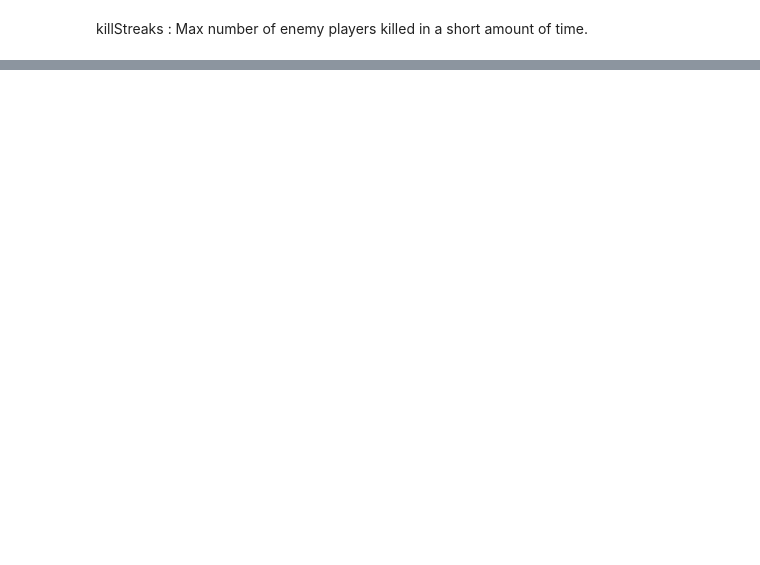
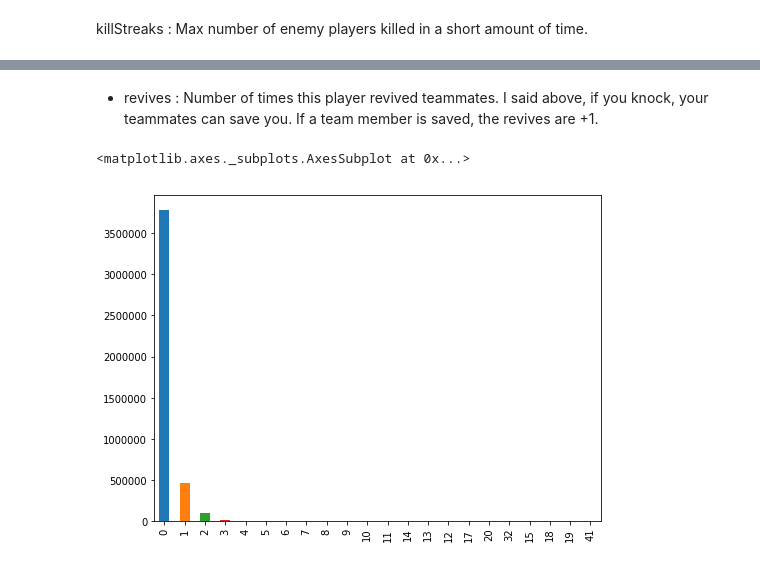
Before and after one commit to souvikb07/PUBG-Finish-Placement-Prediction, a Jupyter notebook: Notebooks/second_model.ipynb, the cells around one changed output, grey strips where cells are left out. Drawn from its saved outputs; the diff is of its cells as text; code cells hidden in the pictures; blank space fills up the shorter version.

```diff
--- a/Notebooks/second_model.ipynb
+++ b/Notebooks/second_model.ipynb
@@ -210,0 +573,8 @@ py.iplot(fig, filename='schoolStateNames')
+# %% [markdown]
+- revives : Number of times this player revived teammates. I said above, if you knock, your teammates can save you. If a team member is saved, the revives are +1.
+# %%
+f, ax = plt.subplots(figsize=(8, 6))
+df_train['revives'].value_counts().sort_values(ascending=False).plot.bar()
+# %% [output]
+<matplotlib.axes._subplots.AxesSubplot at 0x...>
+[figure, added]
```
Also changed, not shown: parts of 49 cells of this notebook.
